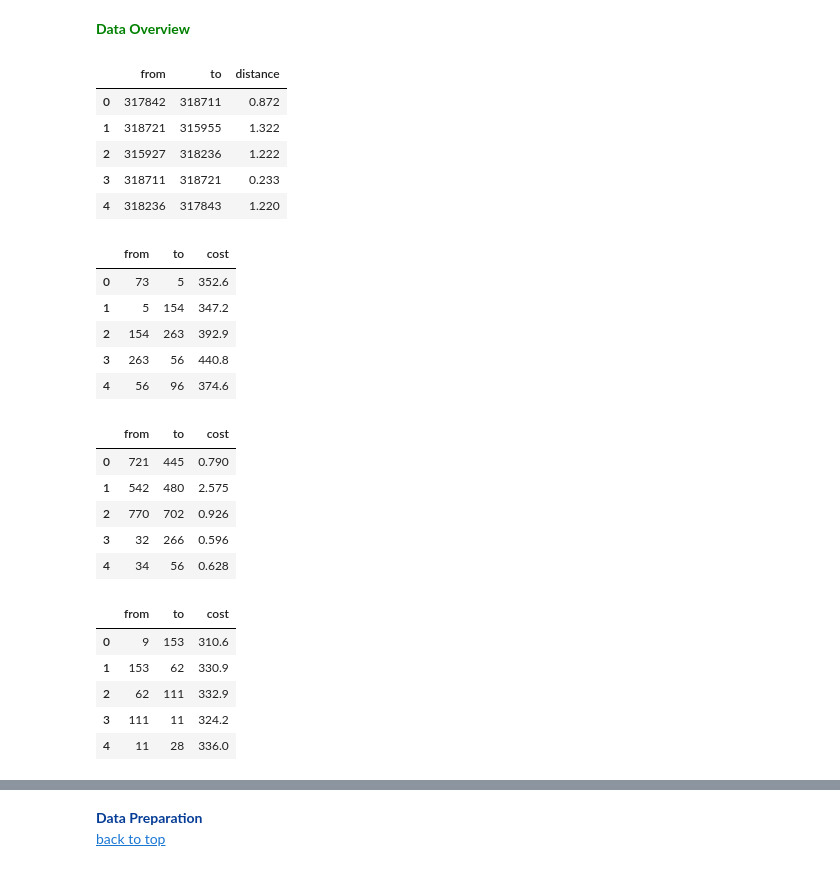
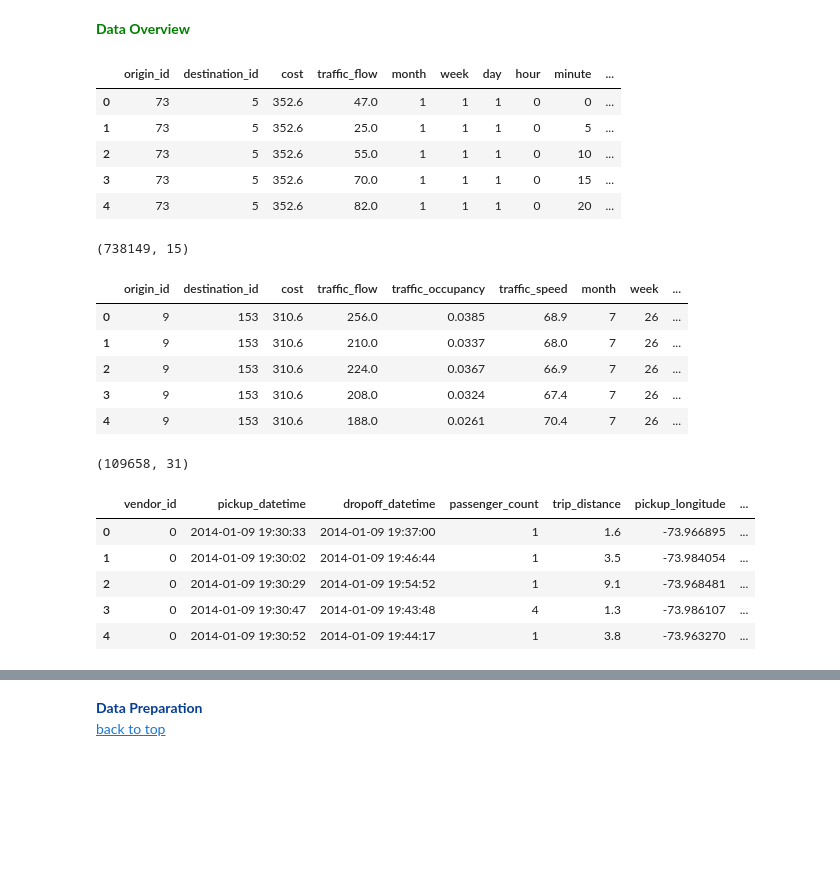
Before and after one commit to omar-kabeer/UrbanFlow-Prediction-DLT, a Jupyter notebook: notebooks/drive_me_crazy_pdformer.ipynb, the cells around one changed output, grey strips where cells are left out. Drawn from its saved outputs; the diff is of its cells as text; code cells hidden in the pictures; blank space fills up the shorter version.

Commit message:
data analysis

```diff
--- a/notebooks/drive_me_crazy_pdformer.ipynb
+++ b/notebooks/drive_me_crazy_pdformer.ipynb
@@ -110,38 +80,41 @@ taxi_trips = pd.read_csv('../data/taxi_trip_data.csv')
+# %%
+data1 = pd.read_parquet("../data/primary_data.parquet")
+data2 = pd.read_parquet("../data/secondary_data.parquet")
+taxi = pd.read_parquet("../data/nyc_taxi_data.parquet")
 # %% [markdown]
 <font size="+0" color='green'><b> Data Overview</b></font>
 # %%
-pems03.head()
+data1.head()
 # %% [output]
-|  | from | to | distance |
-| 0 | 317842 | 318711 | 0.872 |
-| 1 | 318721 | 315955 | 1.322 |
-| 2 | 315927 | 318236 | 1.222 |
-| 3 | 318711 | 318721 | 0.233 |
-| 4 | 318236 | 317843 | 1.220 |
+|  | origin_id | destination_id | cost | traffic_flow | month | week | day | hour | minute | ... |
+| 0 | 73 | 5 | 352.6 | 47.0 | 1 | 1 | 1 | 0 | 0 | ... |
+| 1 | 73 | 5 | 352.6 | 25.0 | 1 | 1 | 1 | 0 | 5 | ... |
+| 2 | 73 | 5 | 352.6 | 55.0 | 1 | 1 | 1 | 0 | 10 | ... |
+| 3 | 73 | 5 | 352.6 | 70.0 | 1 | 1 | 1 | 0 | 15 | ... |
+| 4 | 73 | 5 | 352.6 | 82.0 | 1 | 1 | 1 | 0 | 20 | ... |
+# %%
+data1.shape
+# %% [output]
+(738149, 15)
 # %%
-pems04.head()
+data2.head()
 # %% [output]
-|  | from | to | cost |
-| 0 | 73 | 5 | 352.6 |
-| 1 | 5 | 154 | 347.2 |
-| 2 | 154 | 263 | 392.9 |
-| 3 | 263 | 56 | 440.8 |
-| 4 | 56 | 96 | 374.6 |
+|  | origin_id | destination_id | cost | traffic_flow | traffic_occupancy | traffic_speed | month | week | ... |
+| 0 | 9 | 153 | 310.6 | 256.0 | 0.0385 | 68.9 | 7 | 26 | ... |
+| 1 | 9 | 153 | 310.6 | 210.0 | 0.0337 | 68.0 | 7 | 26 | ... |
+| 2 | 9 | 153 | 310.6 | 224.0 | 0.0367 | 66.9 | 7 | 26 | ... |
+| 3 | 9 | 153 | 310.6 | 208.0 | 0.0324 | 67.4 | 7 | 26 | ... |
+| 4 | 9 | 153 | 310.6 | 188.0 | 0.0261 | 70.4 | 7 | 26 | ... |
+# %%
+data2.shape
+# %% [output]
+(109658, 31)
 # %%
-pems07.head()
+taxi.head()
 # %% [output]
-|  | from | to | cost |
-| 0 | 721 | 445 | 0.790 |
-| 1 | 542 | 480 | 2.575 |
-| 2 | 770 | 702 | 0.926 |
-| 3 | 32 | 266 | 0.596 |
-| 4 | 34 | 56 | 0.628 |
+|  | vendor_id | pickup_datetime | dropoff_datetime | passenger_count | trip_distance | pickup_longitude | ... |
+| 0 | 0 | 2014-01-09 19:30:33 | 2014-01-09 19:37:00 | 1 | 1.6 | -73.966895 | ... |
+| 1 | 0 | 2014-01-09 19:30:02 | 2014-01-09 19:46:44 | 1 | 3.5 | -73.984054 | ... |
+| 2 | 0 | 2014-01-09 19:30:29 | 2014-01-09 19:54:52 | 1 | 9.1 | -73.968481 | ... |
+| 3 | 0 | 2014-01-09 19:30:47 | 2014-01-09 19:43:48 | 4 | 1.3 | -73.986107 | ... |
+| 4 | 0 | 2014-01-09 19:30:52 | 2014-01-09 19:44:17 | 1 | 3.8 | -73.963270 | ... |
-# %%
-pems08.head()
-# %% [output]
-|  | from | to | cost |
-| 0 | 9 | 153 | 310.6 |
-| 1 | 153 | 62 | 330.9 |
-| 2 | 62 | 111 | 332.9 |
-| 3 | 111 | 11 | 324.2 |
-| 4 | 11 | 28 | 336.0 |
```
Also changed, not shown: parts of 22 cells of this notebook, 1 other file.
